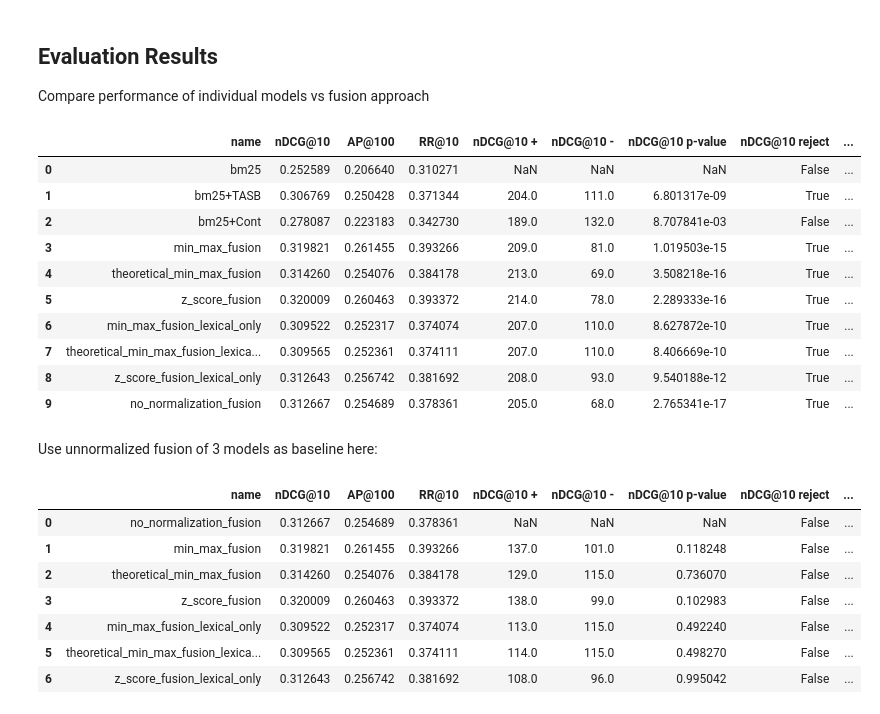
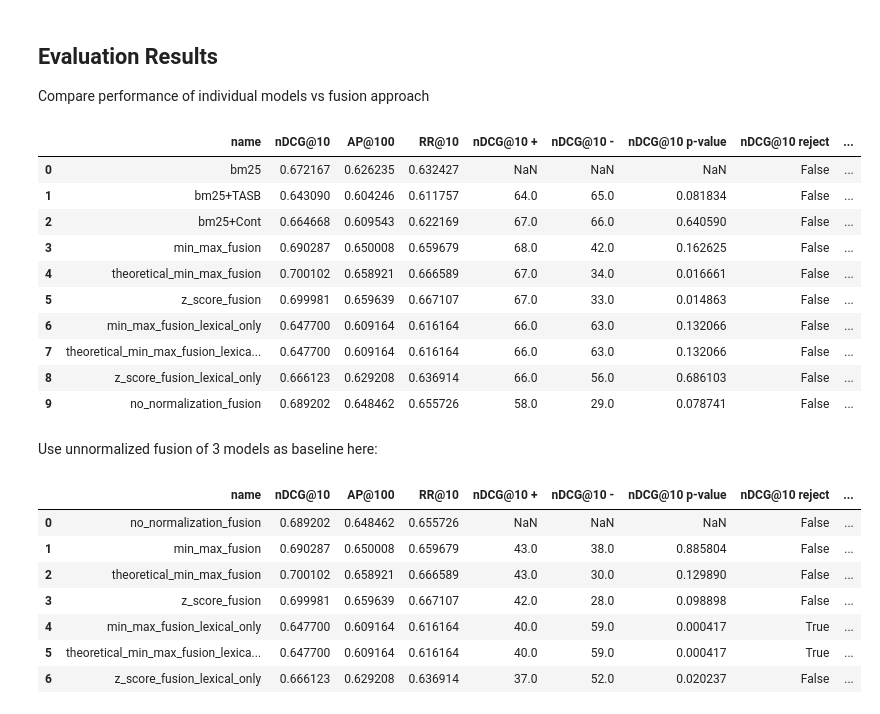
Before and after one commit to danaesav/ir-project, a Jupyter notebook: src/three_models.ipynb, the cells around one changed output. Cells and saved outputs as stored; diff of their text form; code cells hidden in the pictures.

```diff
--- a/src/three_models.ipynb
+++ b/src/three_models.ipynb
@@ -49,7 +45,7 @@ PyTorch version: 2.6.0+cu124
 # Dataset Selection
 # %%
 # Dataset Selection: https://pyterrier.readthedocs.io/en/latest/datasets.html
-dataset_name = "irds:beir/fiqa"
+dataset_name = "irds:beir/scifact"
 dataset = pt.get_dataset(dataset_name)
 testset = pt.get_dataset(dataset_name + "/test")
 
@@ -273,51 +281,55 @@ pt.Experiment(
 )
 # %% [output]
 |  | name | nDCG@10 | AP@100 | RR@10 | nDCG@10 + | nDCG@10 - | nDCG@10 p-value | nDCG@10 reject | ... |
-| 0 | bm25 | 0.252589 | 0.206640 | 0.310271 | NaN | NaN | NaN | False | ... |
-| 1 | bm25+TASB | 0.306769 | 0.250428 | 0.371344 | 204.0 | 111.0 | 6.801317e-09 | True | ... |
-| 2 | bm25+Cont | 0.278087 | 0.223183 | 0.342730 | 189.0 | 132.0 | 8.707841e-03 | False | ... |
-| 3 | min_max_fusion | 0.319821 | 0.261455 | 0.393266 | 209.0 | 81.0 | 1.019503e-15 | True | ... |
-| 4 | theoretical_min_max_fusion | 0.314260 | 0.254076 | 0.384178 | 213.0 | 69.0 | 3.508218e-16 | True | ... |
-| 5 | z_score_fusion | 0.320009 | 0.260463 | 0.393372 | 214.0 | 78.0 | 2.289333e-16 | True | ... |
-| 6 | min_max_fusion_lexical_only | 0.309522 | 0.252317 | 0.374074 | 207.0 | 110.0 | 8.627872e-10 | True | ... |
-| 7 | theoretical_min_max_fusion_lexica... | 0.309565 | 0.252361 | 0.374111 | 207.0 | 110.0 | 8.406669e-10 | True | ... |
-| 8 | z_score_fusion_lexical_only | 0.312643 | 0.256742 | 0.381692 | 208.0 | 93.0 | 9.540188e-12 | True | ... |
-| 9 | no_normalization_fusion | 0.312667 | 0.254689 | 0.378361 | 205.0 | 68.0 | 2.765341e-17 | True | ... |
+| 0 | bm25 | 0.672167 | 0.626235 | 0.632427 | NaN | NaN | NaN | False | ... |
+| 1 | bm25+TASB | 0.643090 | 0.604246 | 0.611757 | 64.0 | 65.0 | 0.081834 | False | ... |
+| 2 | bm25+Cont | 0.664668 | 0.609543 | 0.622169 | 67.0 | 66.0 | 0.640590 | False | ... |
+| 3 | min_max_fusion | 0.690287 | 0.650008 | 0.659679 | 68.0 | 42.0 | 0.162625 | False | ... |
+| 4 | theoretical_min_max_fusion | 0.700102 | 0.658921 | 0.666589 | 67.0 | 34.0 | 0.016661 | False | ... |
+| 5 | z_score_fusion | 0.699981 | 0.659639 | 0.667107 | 67.0 | 33.0 | 0.014863 | False | ... |
+| 6 | min_max_fusion_lexical_only | 0.647700 | 0.609164 | 0.616164 | 66.0 | 63.0 | 0.132066 | False | ... |
+| 7 | theoretical_min_max_fusion_lexica... | 0.647700 | 0.609164 | 0.616164 | 66.0 | 63.0 | 0.132066 | False | ... |
+| 8 | z_score_fusion_lexical_only | 0.666123 | 0.629208 | 0.636914 | 66.0 | 56.0 | 0.686103 | False | ... |
+| 9 | no_normalization_fusion | 0.689202 | 0.648462 | 0.655726 | 58.0 | 29.0 | 0.078741 | False | ... |
 # %% [markdown]
 Use unnormalized fusion of 3 models as baseline here:
 # %%
-pt.Experiment(
+result = pt.Experiment(
 
     [fuse_clean,
     fuse_min_max,
     fuse_t_min_max,
     fuse_z_score,
     fuse_min_max_lexical,
     fuse_t_min_max_lexical,
     fuse_z_score_lexical,
     ],
 
     testset.get_topics(),
     testset.get_qrels(),
     eval_metrics=[RR @ 10, nDCG @ 10, MAP @ 100],
     names=['no_normalization_fusion',
            'min_max_fusion',
            'theoretical_min_max_fusion',
            'z_score_fusion',
            'min_max_fusion_lexical_only',
            'theoretical_min_max_fusion_lexical_only',
            'z_score_fusion_lexical_only',
            ],
     baseline=0,
     correction="bonferroni",
     save_dir="./results",
 )
+
+result.to_csv(f'results/{safe_dataset_name}output.csv', index=False)
+
+result
 # %% [output]
 |  | name | nDCG@10 | AP@100 | RR@10 | nDCG@10 + | nDCG@10 - | nDCG@10 p-value | nDCG@10 reject | ... |
-| 0 | no_normalization_fusion | 0.312667 | 0.254689 | 0.378361 | NaN | NaN | NaN | False | ... |
-| 1 | min_max_fusion | 0.319821 | 0.261455 | 0.393266 | 137.0 | 101.0 | 0.118248 | False | ... |
-| 2 | theoretical_min_max_fusion | 0.314260 | 0.254076 | 0.384178 | 129.0 | 115.0 | 0.736070 | False | ... |
-| 3 | z_score_fusion | 0.320009 | 0.260463 | 0.393372 | 138.0 | 99.0 | 0.102983 | False | ... |
-| 4 | min_max_fusion_lexical_only | 0.309522 | 0.252317 | 0.374074 | 113.0 | 115.0 | 0.492240 | False | ... |
-| 5 | theoretical_min_max_fusion_lexica... | 0.309565 | 0.252361 | 0.374111 | 114.0 | 115.0 | 0.498270 | False | ... |
-| 6 | z_score_fusion_lexical_only | 0.312643 | 0.256742 | 0.381692 | 108.0 | 96.0 | 0.995042 | False | ... |
+| 0 | no_normalization_fusion | 0.689202 | 0.648462 | 0.655726 | NaN | NaN | NaN | False | ... |
+| 1 | min_max_fusion | 0.690287 | 0.650008 | 0.659679 | 43.0 | 38.0 | 0.885804 | False | ... |
+| 2 | theoretical_min_max_fusion | 0.700102 | 0.658921 | 0.666589 | 43.0 | 30.0 | 0.129890 | False | ... |
+| 3 | z_score_fusion | 0.699981 | 0.659639 | 0.667107 | 42.0 | 28.0 | 0.098898 | False | ... |
+| 4 | min_max_fusion_lexical_only | 0.647700 | 0.609164 | 0.616164 | 40.0 | 59.0 | 0.000417 | True | ... |
+| 5 | theoretical_min_max_fusion_lexica... | 0.647700 | 0.609164 | 0.616164 | 40.0 | 59.0 | 0.000417 | True | ... |
+| 6 | z_score_fusion_lexical_only | 0.666123 | 0.629208 | 0.636914 | 37.0 | 52.0 | 0.020237 | False | ... |
```
Also changed, not shown: parts of 3 cells of this notebook, 2 other files.
